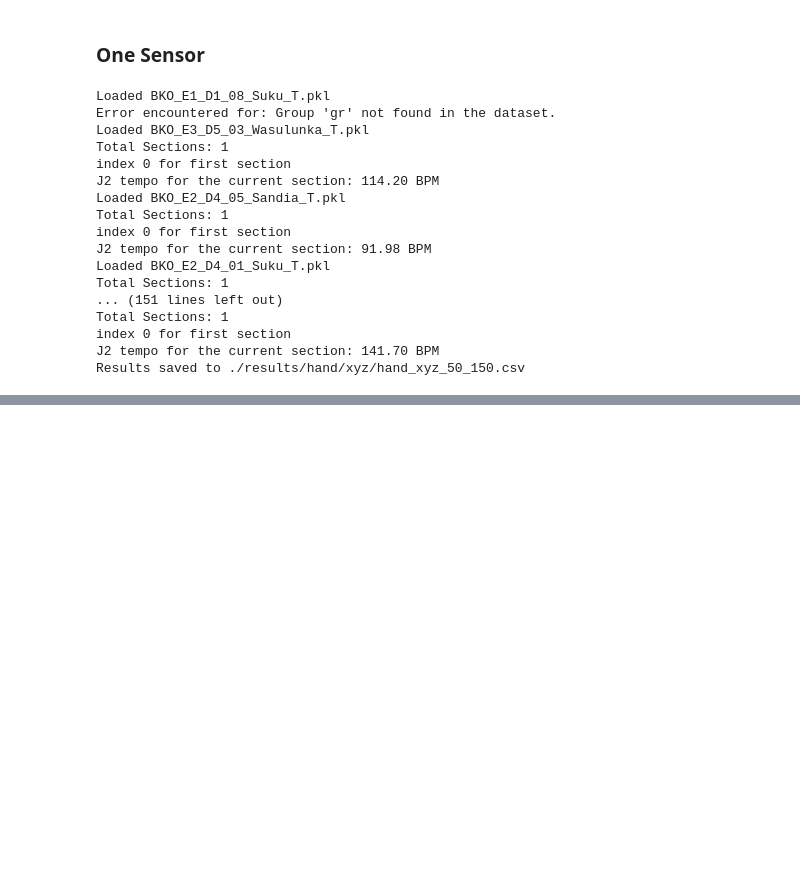
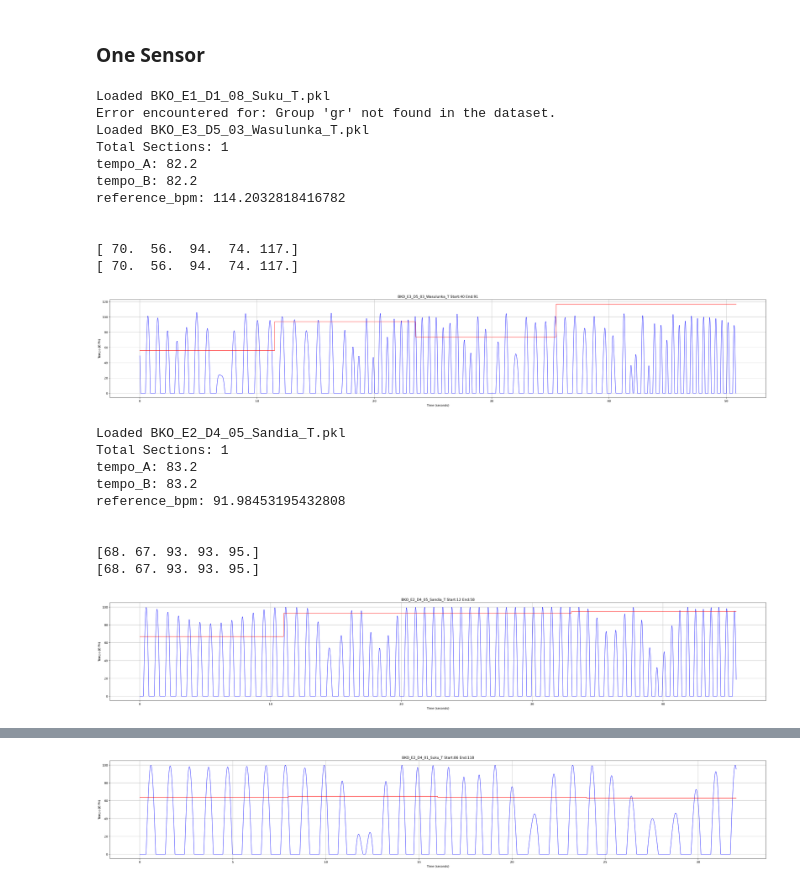
Before and after one commit to sagar0dutta/dance_tempo_estimation, a Jupyter notebook: tempo_estimation_velocity_1S_xyz.ipynb, the cells around one changed output, grey strips where cells are left out. Saved outputs shown, nothing was run; the diff lists cells and outputs as text; code cells hidden in the pictures; blank space fills up the shorter version.

```diff
--- a/tempo_estimation_velocity_1S_xyz.ipynb
+++ b/tempo_estimation_velocity_1S_xyz.ipynb
@@ -59,12 +59,12 @@ pkl_filelist = os.listdir(f"/itf-fi-ml/home/sagardu/djembe_drive/sgr_pyspace/Dat
 data_handler = DataHandler()
 result = {
     "piece": [],
-    "bpm": [],
+    "bpm_gt": [],
     "tempoA": [],
     "tempoB": [],
 }
 
-for filename in pkl_filelist:
+for idx, filename in enumerate(pkl_filelist):
 
     filename = filename.replace("_Dancers.csv", "_T.mvnx")
     piece_name = os.path.basename(filename).split(".")[0]
@@ -85,7 +85,7 @@ for filename in pkl_filelist:
     hop_size = int(240*h_sec)
     tempi_range = np.arange(50,150,1)
 
-    sensorA_velocity = motion_data['velocity']["SEGMENT_LEFT_HAND"]
+    sensorA_velocity = motion_data['velocity']["SEGMENT_LEFT_HAND"][start_f:end_f, :]
 
     sensorA_velocity_norm = z_score_normalize(sensorA_velocity)
     sensorA_vel_xyz = calc_xyz(sensorA_velocity_norm)
@@ -108,54 +108,77 @@ for filename in pkl_filelist:
 
     tempo_data_maxmethod = tempo_json["tempo_data_maxmethod"]
     tempo_data_weightedkernel = tempo_json["tempo_data_weightedkernel"]
 
     # Max method
     Aestimated_beat_pulse = tempo_data_maxmethod["estimated_beat_pulse"]
     Atempo_curve = tempo_data_maxmethod["tempo_curve"]
+    bpmA_arr = tempo_data_maxmethod["bpm_arr"]
     # Atempo_curve_time_axis = tempo_data_maxmethod["tempo_curve_time_axis"]
     # Aglobal_tempo_bpm = tempo_data_maxmethod["global_tempo_bpm"]
 
     # Weighted method
     Bestimated_beat_pulse = tempo_data_weightedkernel["estimated_beat_pulse"]
     Btempo_curve = tempo_data_weightedkernel["tempo_curve"]
+    bpmB_arr = tempo_data_weightedkernel["bpm_arr"]
     # Btempo_curve_time_axis = tempo_data_weightedkernel["tempo_curve_time_axis"]
     # Bglobal_tempo_bpm = tempo_data_weightedkernel["global_tempo_bpm"]
 
     # dance_onset, estimated_beat_onset, drum_ref, dance_onset_iois, estimated_beats_iois = data_handler.onsets_for_plotting(sensor_onsets, Aestimated_beat_pulse, novelty_length)
     # dance_bpm = data_handler.calc_tempo_from_onsets(dance_onset)
 
-    tempo_A = np.average(Atempo_curve[start_f:end_f])  # Average over the desired frame range
-    tempo_B = np.average(Btempo_curve[start_f:end_f])
+    tempo_A = np.average(bpmA_arr)  # Average over the desired frame range
+    tempo_B = np.average(bpmB_arr)
 
     result["piece"].append(piece_name)
-    result["bpm"].append(np.round(bpm,2))
+    result["bpm_gt"].append(np.round(bpm,2))
     result["tempoA"].append(np.round(tempo_A,2))
     result["tempoB"].append(np.round(tempo_B,2))
 
-    # print("tempo_A:", np.average(Atempo_curve[start_f:end_f]))    # [start_f:end_f]
-    # print("tempo_B:", np.average(Btempo_curve[start_f:end_f]))
-    # print("reference_bpm:", bpm)
-    # print("\n")
+    print("tempo_A:", np.average(tempo_A)    # [start_f:end_f]
+    print("tempo_B:", np.average(tempo_B)
+    print("reference_bpm:", bpm)
+    print("\n")
+    print(tempo_data_maxmethod["bpm_arr"])
+    print(tempo_data_weightedkernel["bpm_arr"])
 
-results_df = pd.DataFrame(result)
-csv_filename = f"./results/hand/xyz/hand_xyz_50_150.csv"
-results_df.to_csv(csv_filename, index=False)
-print(f"Results saved to {csv_filename}")
+    plt.figure(figsize=(40, 6), dpi=200)
+    plt.plot(time_axis,100*Aestimated_beat_pulse, linewidth=1, color = 'b')
+    plt.plot(time_axis, Atempo_curve, linewidth=1, color = 'r')             # [start_f:end_f]
+    # plt.plot(100*sensor_onsets.flatten(), linewidth=1, color = 'r')
+    plt.xlabel('Time (seconds)')
+    plt.ylabel('Tempo (BPM)')
+    plt.title(f'{piece_name} Start:{round(start_t)} End:{round(end_t)}')
+    plt.grid(True)
+    plt.show()
+
+
+    if idx==3:
+        break
+
+# results_df = pd.DataFrame(result)
+# csv_filename = f"./results/hand/xyz/hand_xyz_50_150.csv"
+# results_df.to_csv(csv_filename, index=False)
+# print(f"Results saved to {csv_filename}")
 # %% [output]
 Loaded BKO_E1_D1_08_Suku_T.pkl
 Error encountered for: Group 'gr' not found in the dataset.
 Loaded BKO_E3_D5_03_Wasulunka_T.pkl
 Total Sections: 1
-index 0 for first section
-J2 tempo for the current section: 114.20 BPM
-Loaded BKO_E2_D4_05_Sandia_T.pkl
-Total Sections: 1
-index 0 for first section
-J2 tempo for the current section: 91.98 BPM
-Loaded BKO_E2_D4_01_Suku_T.pkl
-Total Sections: 1
-... (151 lines left out)
-Total Sections: 1
-index 0 for first section
-J2 tempo for the current section: 141.70 BPM
-Results saved to ./results/hand/xyz/hand_xyz_50_150.csv
+tempo_A: 82.2
+tempo_B: 82.2
+reference_bpm: 114.2032818416782
+
+
+[ 70.  56.  94.  74. 117.]
+[ 70.  56.  94.  74. 117.]
+[figure, added]
+Loaded BKO_E2_D4_05_Sandia_T.pkl
+Total Sections: 1
+tempo_A: 83.2
+tempo_B: 83.2
+reference_bpm: 91.98453195432808
+
+
+[68. 67. 93. 93. 95.]
+[68. 67. 93. 93. 95.]
+[figure, added]
@@ -161,0 +194 @@ Results saved to ./results/hand/xyz/hand_xyz_50_150.csv
+[figure, added]
```
Also changed, not shown: parts of 5 cells of this notebook, 5 other files.
